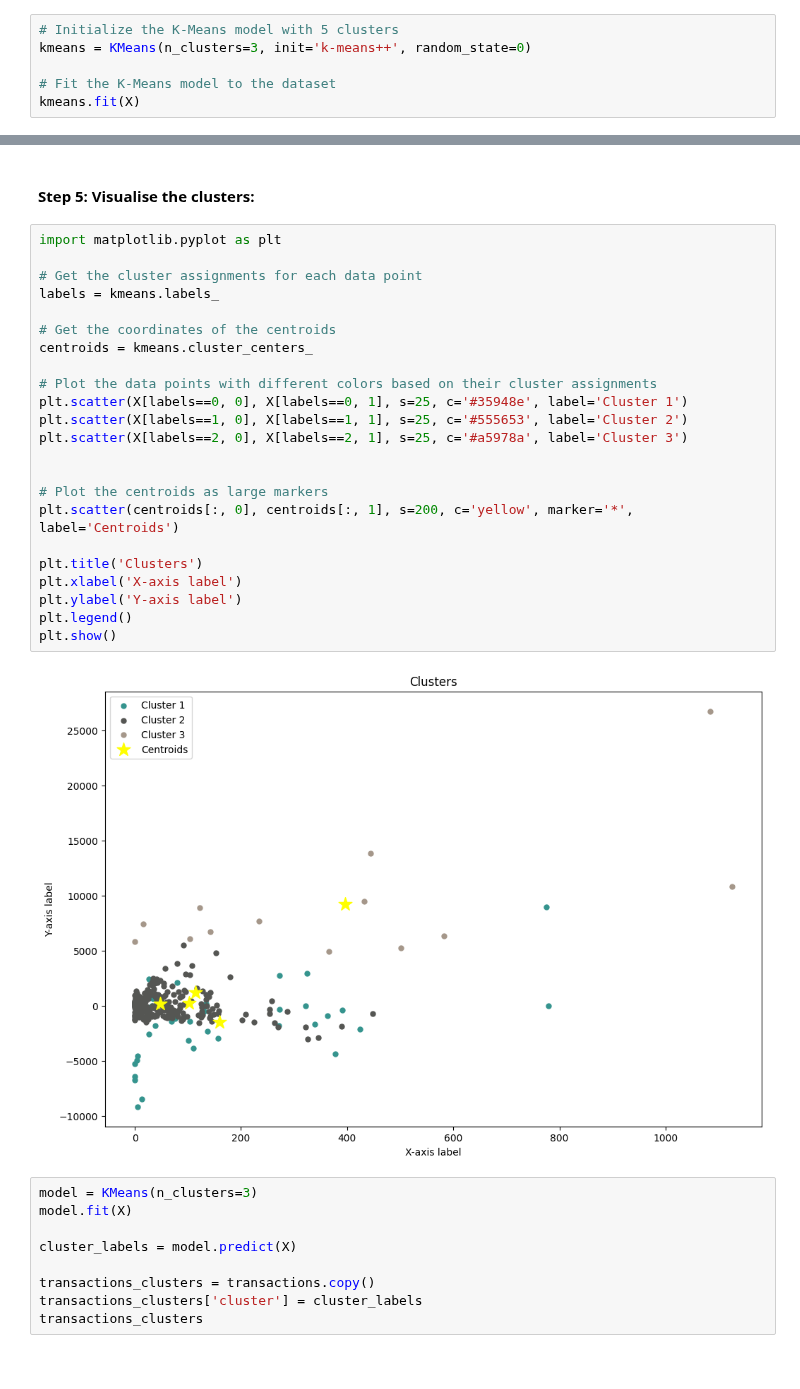
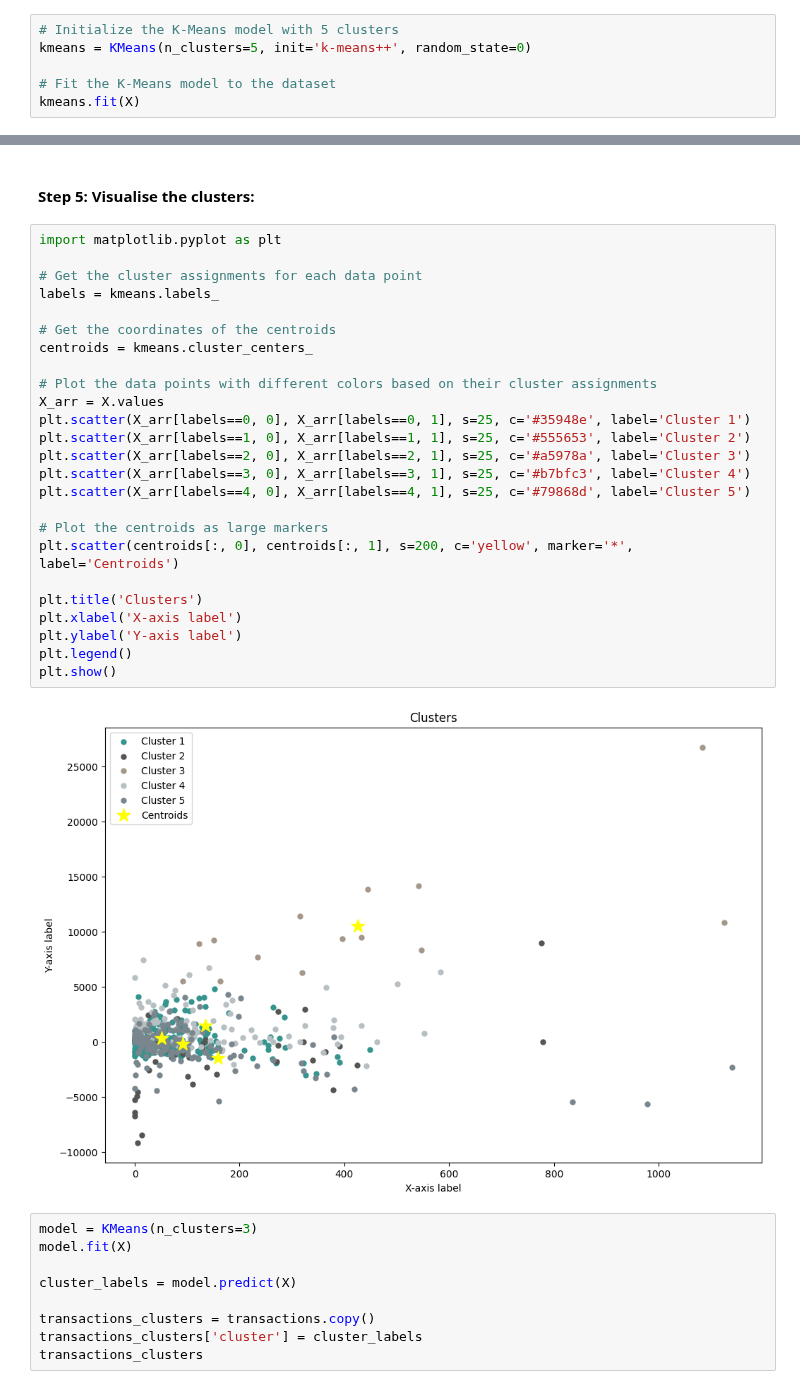
Before and after one commit to btmarsh6/mini-project-III, a Jupyter notebook: Brittany_Cluster_Notebook.ipynb, the cells around one changed output, grey strips where cells are left out. Saved outputs shown, nothing was run; the diff lists cells and outputs as text.

```diff
--- a/Brittany_Cluster_Notebook.ipynb
+++ b/Brittany_Cluster_Notebook.ipynb
@@ -89,7 +89,7 @@ plt.show()
 [figure]
 # %%
 # Initialize the K-Means model with 5 clusters
-kmeans = KMeans(n_clusters=3, init='k-means++', random_state=0)
+kmeans = KMeans(n_clusters=5, init='k-means++', random_state=0)
 
 # Fit the K-Means model to the dataset
 kmeans.fit(X)
@@ -103,28 +103,30 @@ y_kmeans = kmeans.predict(X)
 # %%
 import matplotlib.pyplot as plt
 
 # Get the cluster assignments for each data point
 labels = kmeans.labels_
 
 # Get the coordinates of the centroids
 centroids = kmeans.cluster_centers_
 
 # Plot the data points with different colors based on their cluster assignments
-plt.scatter(X[labels==0, 0], X[labels==0, 1], s=25, c='#35948e', label='Cluster 1')
-plt.scatter(X[labels==1, 0], X[labels==1, 1], s=25, c='#555653', label='Cluster 2')
-plt.scatter(X[labels==2, 0], X[labels==2, 1], s=25, c='#a5978a', label='Cluster 3')
-
+X_arr = X.values
+plt.scatter(X_arr[labels==0, 0], X_arr[labels==0, 1], s=25, c='#35948e', label='Cluster 1')
+plt.scatter(X_arr[labels==1, 0], X_arr[labels==1, 1], s=25, c='#555653', label='Cluster 2')
+plt.scatter(X_arr[labels==2, 0], X_arr[labels==2, 1], s=25, c='#a5978a', label='Cluster 3')
+plt.scatter(X_arr[labels==3, 0], X_arr[labels==3, 1], s=25, c='#b7bfc3', label='Cluster 4')
+plt.scatter(X_arr[labels==4, 0], X_arr[labels==4, 1], s=25, c='#79868d', label='Cluster 5')
 
 # Plot the centroids as large markers
 plt.scatter(centroids[:, 0], centroids[:, 1], s=200, c='yellow', marker='*', label='Centroids')
 
 plt.title('Clusters')
 plt.xlabel('X-axis label')
 plt.ylabel('Y-axis label')
 plt.legend()
 plt.show()
 # %% [output]
-[figure, old version]
+[figure, new version]
 # %%
 model = KMeans(n_clusters=3)
 model.fit(X)
```
Also changed, not shown: parts of 4 cells of this notebook, 1 other file.
